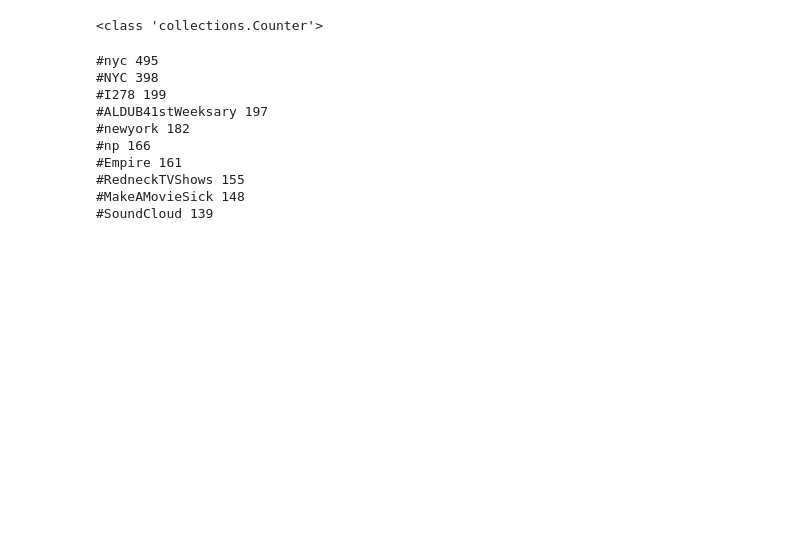
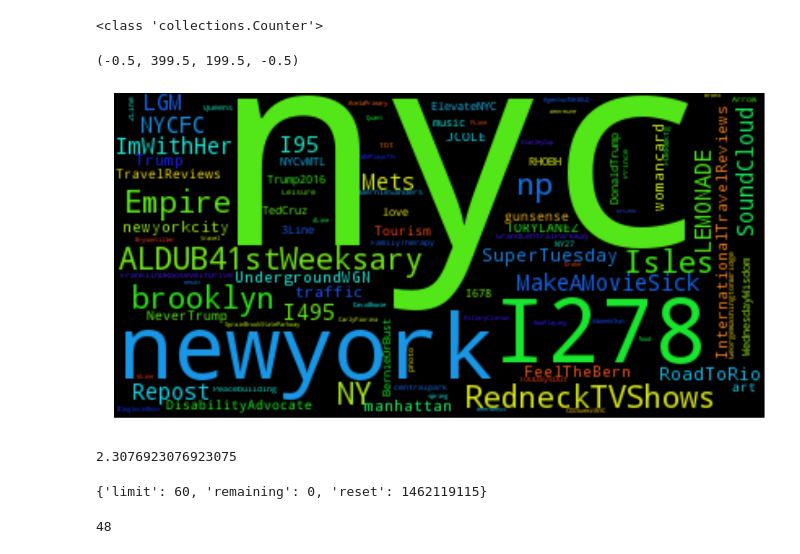
Before and after one commit to calvinytong/english2_twitter_analysis, a Jupyter notebook: Analysis.ipynb, the cells around one changed output. Saved outputs shown, nothing was run; the diff lists cells and outputs as text; code cells hidden in the pictures; blank space fills up the shorter version.

```diff
--- a/Analysis.ipynb
+++ b/Analysis.ipynb
@@ -617,22 +641,6 @@ hashtag,local,national
 # print(count_rand.most_common(100))
 # %% [output]
 <class 'collections.Counter'>
-# %%
-f = open('commonhashscore.csv','w')
-for key,score in count_nyc.most_common(10):
-    print(key,score)
-    f.write(str(key) + ',' + str(score) + '\n')
-# %% [output]
-#nyc 495
-#NYC 398
-#I278 199
-#ALDUB41stWeeksary 197
-#newyork 182
-#np 166
-#Empire 161
-#RedneckTVShows 155
-#MakeAMovieSick 148
-#SoundCloud 139
 # %%
 text = ""
 for key,score in count_nyc.most_common(100):
@@ -640,9 +648,12 @@ for key,score in count_nyc.most_common(100):
         text += key + " "
 # %%
 wordcloud = WordCloud().generate(text)
-plt.figure(figsize=(20, 20))
+plt.figure(figsize=(20, 10))
 plt.imshow(wordcloud)
 plt.axis("off")
+# %% [output]
+(-0.5, 399.5, 199.5, -0.5)
+[figure, added]
 # %%
 def load_keys():
     keys = []
@@ -655,3 +666,57 @@ def load_keys():
 keys = load_keys()
 twitter = Twython(keys[0], keys[1],
                   keys[2], keys[3])
+# %%
+filtered = []
+for d in rand_smpl:
+    if "#Trump2016" in d['text'] or "#Trump" in d['text']:
+        filtered.append(d)
+
+try:
+    filtered = rand_sample(60, filtered)
+except Exception:
+    pass
+
+ave = 0
+t_count = 0
+c = 0
+while c < len(filtered):
+    try:
+        rt = twitter.get_retweets(id=filtered[c]['id'])
+        if len(rt) > 0 and rt[0]['retweet_count'] < 10 and rt[0]['favorite_count'] < 10:
+            t_count += 1
+            ave += rt[0]['retweet_count'] + rt[0]['favorite_count']
+#             print(rt[0]['text'])
+#             print(rt[0]['retweet_count'])
+        else:
+            pass
+#             print("NOPE")
+        c += 1
+    except Exception:
+        if twitter.get_application_rate_limit_status()['resources']['statuses']['/statuses/retweets/:id']['remaining'] == 0:
+            print("RATE EXCEEDED")
+            re_time = twitter.get_application_rate_limit_status()['resources']['statuses']['/statuses/retweets/:id']['reset']
+            curr_time = time.time()
+            time.sleep(re_time - curr_time + 5)
+        else:
+            print("Other Error")
+            c += 1
+            pass
+
+
+
+print(ave/t_count)
+# %% [output]
+2.3076923076923075
+# %%
+twitter.get_application_rate_limit_status()['resources']['statuses']['/statuses/retweets/:id']
+# %% [output]
+{'limit': 60, 'remaining': 0, 'reset': 1462119115}
+# %%
+filtered = []
+for d in tamp_geo_data:
+    if "#Trump2016" in d['text'] or "#Trump" in d['text']:
+        filtered.append(d)
+print(len(filtered))
+# %% [output]
+48
```
Also changed, not shown: parts of 21 cells of this notebook, 3 other files.
